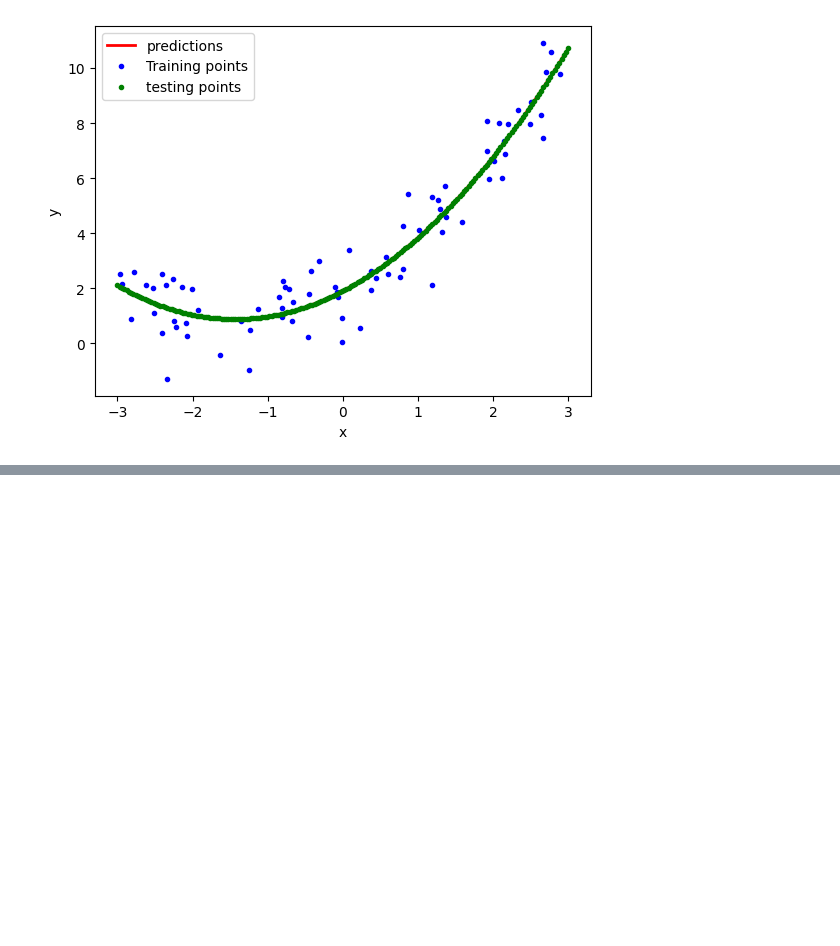
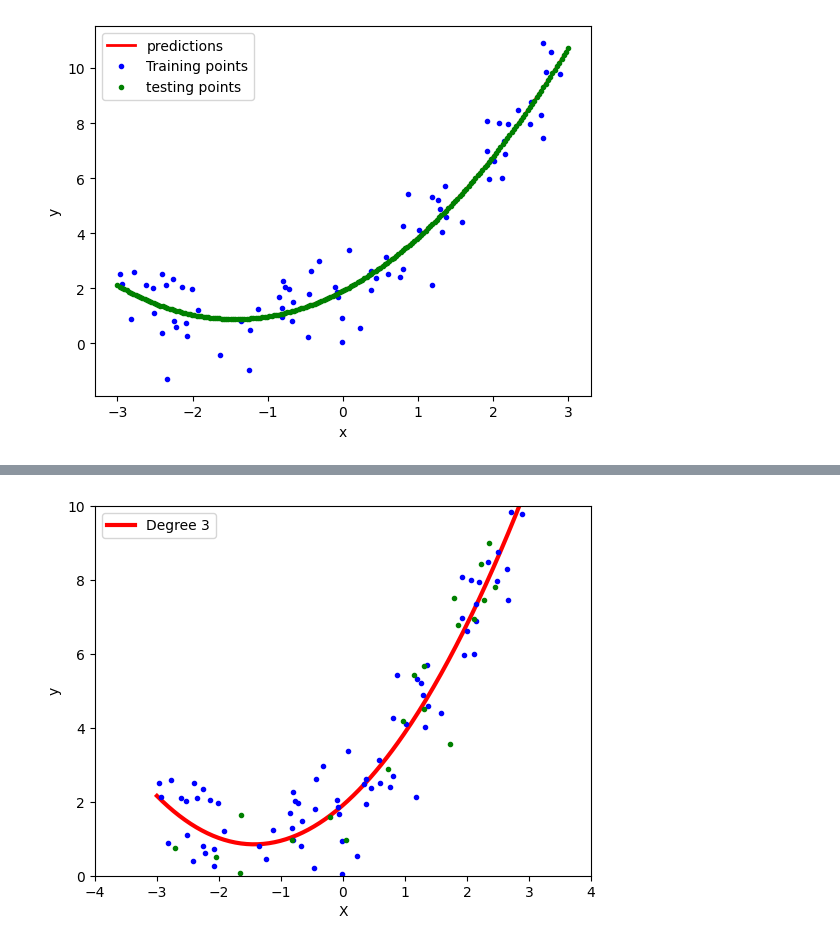
Before and after one commit to akkiyolo/Mapping-The-ML-journey, a Jupyter notebook: 19-Polynomial regression/model.ipynb, the cells around one changed output, grey strips where cells are left out. Cells and saved outputs as stored; diff of their text form; code cells hidden in the pictures; blank space fills up the shorter version.

```diff
--- a/19-Polynomial regression/model.ipynb
+++ b/19-Polynomial regression/model.ipynb
@@ -154,0 +188,4 @@ plt.show()
+# %%
+poly_regression(3) ## less error model fits
+# %% [output]
+[figure, added]
```
Also changed, not shown: parts of 6 cells of this notebook.
